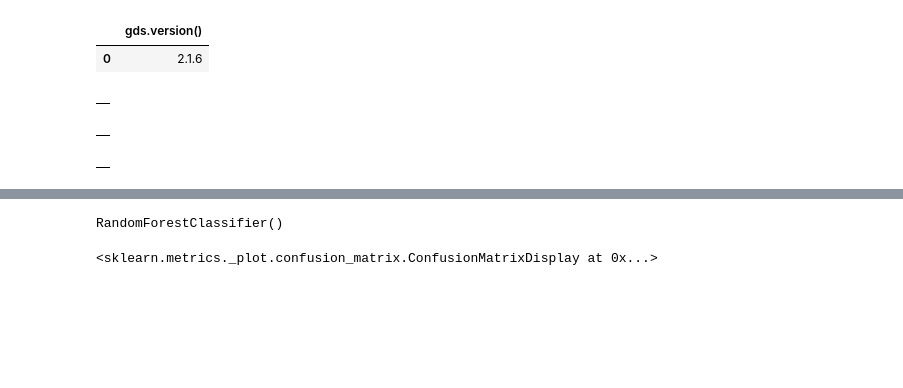
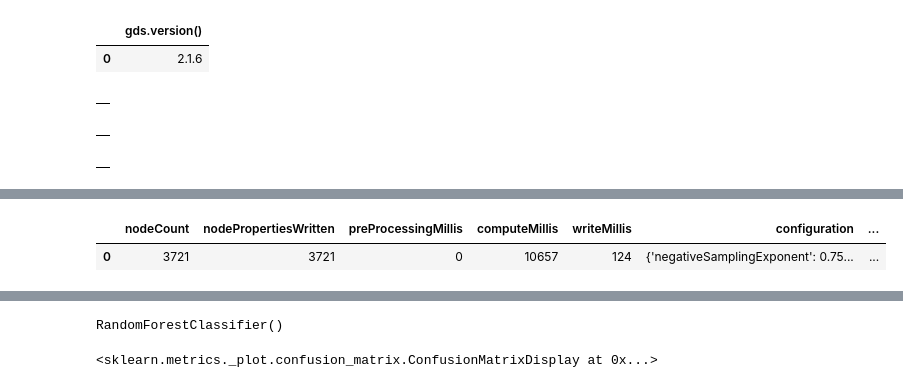
Before and after one commit to tomasonjo/graphs-network-science, a Jupyter notebook: notebooks/Chapter 9.ipynb, the cells around one changed output, grey strips where cells are left out. Saved outputs shown, nothing was run; the diff lists cells and outputs as text; code cells hidden in the pictures; blank space fills up the shorter version.

```diff
--- a/notebooks/Chapter 9.ipynb
+++ b/notebooks/Chapter 9.ipynb
@@ -57,10 +57,9 @@ CALL gds.graph.project("twitch", "Stream",
 # %%
-data = run_query("""
-CALL gds.beta.node2vec.stream('twitch',
+run_query("""
+CALL gds.beta.node2vec.write('twitch',
   {embeddingDimension:8, relationshipWeightProperty:'weight',
-   inOutFactor:2, returnFactor:1})
-YIELD nodeId, embedding
-WITH gds.util.asNode(nodeId) AS node, embedding
-RETURN node.id AS streamId, node.language AS language, embedding
+   inOutFactor:2, returnFactor:1, writeProperty:'node2vec'})
 """)
-data['output'] = pd.factorize(data['language'])[0]
+# %% [output]
+|  | nodeCount | nodePropertiesWritten | preProcessingMillis | computeMillis | writeMillis | configuration | ... |
+| 0 | 3721 | 3721 | 0 | 10657 | 124 | {'negativeSamplingExponent': 0.75... | ... |
```
Also changed, not shown: parts of 9 cells of this notebook.
